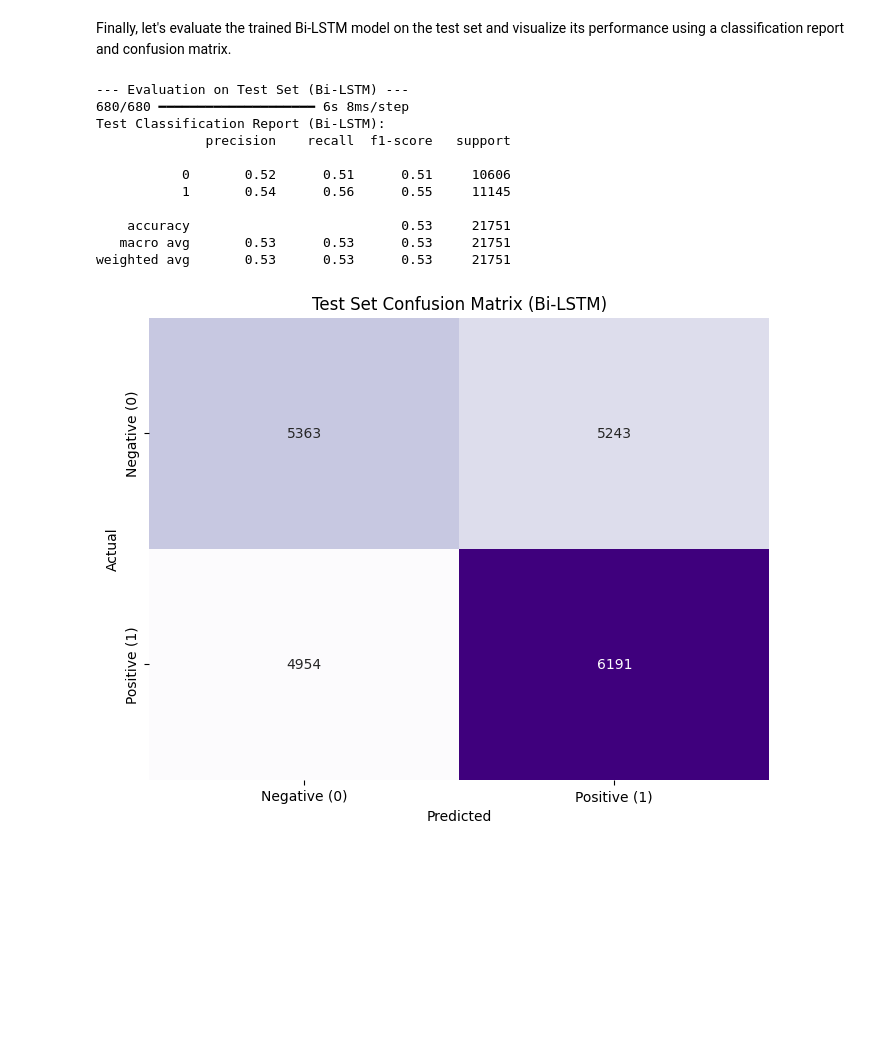
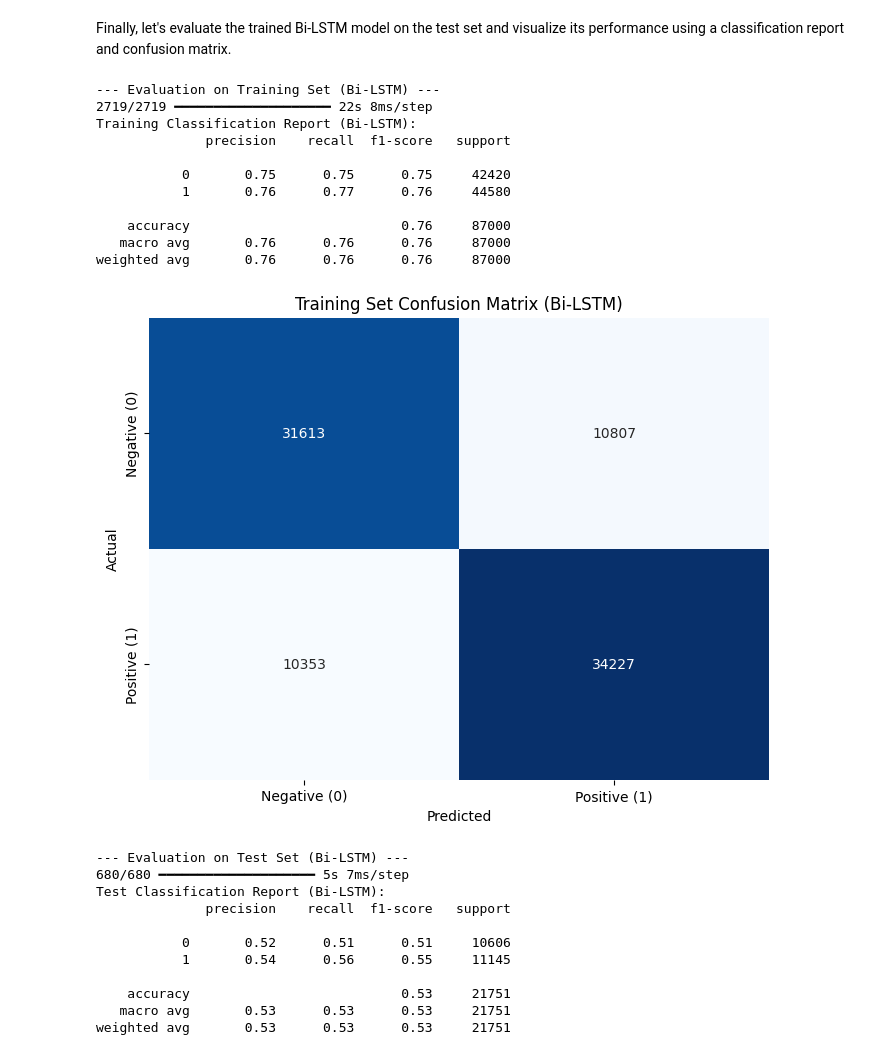
Before and after one commit to devpatel0005/TechMicra-AIML-Summer-Internship, a Jupyter notebook: Stock_Sentiment_Analysis_and_Prediction.ipynb, the cells around one changed output. Drawn from its saved outputs; the diff is of its cells as text; code cells hidden in the pictures; blank space fills up the shorter version.

```diff
--- a/Stock_Sentiment_Analysis_and_Prediction.ipynb
+++ b/Stock_Sentiment_Analysis_and_Prediction.ipynb
@@ -458,32 +458,60 @@ Epoch 5/5
 # %% [markdown]
 Finally, let's evaluate the trained Bi-LSTM model on the test set and visualize its performance using a classification report and confusion matrix.
 # %%
+print("\n--- Evaluation on Training Set (Bi-LSTM) ---")
+y_pred_nn_prob_train = model.predict(X_train_nn)
+y_pred_nn_train = (y_pred_nn_prob_train > 0.5).astype(int) # Convert probabilities to binary predictions
+
+print("Training Classification Report (Bi-LSTM):")
+print(classification_report(y_train_nn, y_pred_nn_train))
+
+cm_nn_train = confusion_matrix(y_train_nn, y_pred_nn_train)
+plt.figure(figsize=(8, 6))
+sns.heatmap(cm_nn_train, annot=True, fmt='d', cmap='Blues', cbar=False,
+            xticklabels=['Negative (0)', 'Positive (1)'],
+            yticklabels=['Negative (0)', 'Positive (1)'])
+plt.xlabel('Predicted')
+plt.ylabel('Actual')
+plt.title('Training Set Confusion Matrix (Bi-LSTM)')
+plt.show()
+
 print("\n--- Evaluation on Test Set (Bi-LSTM) ---")
 y_pred_nn_prob = model.predict(X_test_nn)
 y_pred_nn = (y_pred_nn_prob > 0.5).astype(int) # Convert probabilities to binary predictions
 
 print("Test Classification Report (Bi-LSTM):")
 print(classification_report(y_test_nn, y_pred_nn))
 
 cm_nn_test = confusion_matrix(y_test_nn, y_pred_nn)
 plt.figure(figsize=(8, 6))
 sns.heatmap(cm_nn_test, annot=True, fmt='d', cmap='Purples', cbar=False,
             xticklabels=['Negative (0)', 'Positive (1)'],
             yticklabels=['Negative (0)', 'Positive (1)'])
 plt.xlabel('Predicted')
 plt.ylabel('Actual')
 plt.title('Test Set Confusion Matrix (Bi-LSTM)')
 plt.show()
 # %% [output]
---- Evaluation on Test Set (Bi-LSTM) ---
-680/680 ━━━━━━━━━━━━━━━━━━━━ 6s 8ms/step
-Test Classification Report (Bi-LSTM):
+--- Evaluation on Training Set (Bi-LSTM) ---
+2719/2719 ━━━━━━━━━━━━━━━━━━━━ 22s 8ms/step
+Training Classification Report (Bi-LSTM):
               precision    recall  f1-score   support
 
-           0       0.52      0.51      0.51     10606
-           1       0.54      0.56      0.55     11145
+           0       0.75      0.75      0.75     42420
+           1       0.76      0.77      0.76     44580
 
-    accuracy                           0.53     21751
-   macro avg       0.53      0.53      0.53     21751
-weighted avg       0.53      0.53      0.53     21751
+    accuracy                           0.76     87000
+   macro avg       0.76      0.76      0.76     87000
+weighted avg       0.76      0.76      0.76     87000
-[figure, old version]
+[figure, new version]
+--- Evaluation on Test Set (Bi-LSTM) ---
+680/680 ━━━━━━━━━━━━━━━━━━━━ 5s 7ms/step
+Test Classification Report (Bi-LSTM):
+              precision    recall  f1-score   support
+
+           0       0.52      0.51      0.51     10606
+           1       0.54      0.56      0.55     11145
+
+    accuracy                           0.53     21751
+   macro avg       0.53      0.53      0.53     21751
+weighted avg       0.53      0.53      0.53     21751
```
Also changed, not shown: parts of 1 cell of this notebook.
